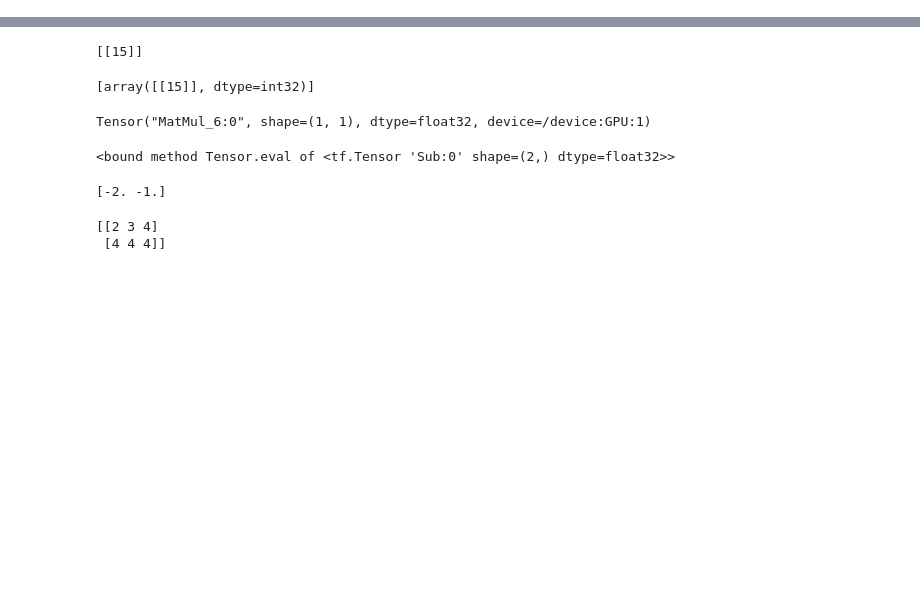
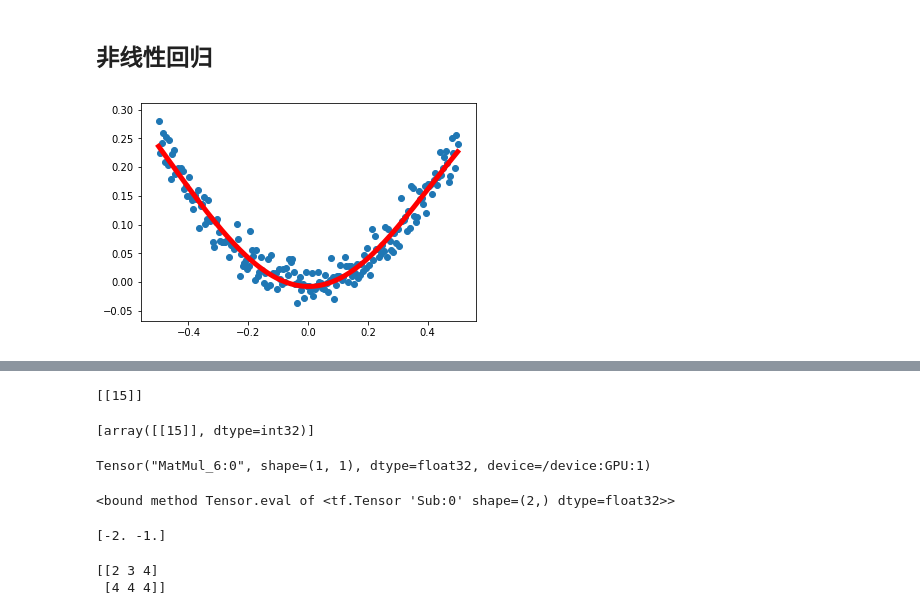
Before and after one commit to hornsey/pythonlearn, a Jupyter notebook: notebook1/tensorflow_learn.ipynb, the cells around one changed output, grey strips where cells are left out. Saved outputs shown, nothing was run; the diff lists cells and outputs as text; code cells hidden in the pictures; blank space fills up the shorter version.

```diff
--- a/notebook1/tensorflow_learn.ipynb
+++ b/notebook1/tensorflow_learn.ipynb
@@ -2,0 +67,2 @@ import tensorflow as tf
+# %% [markdown]
+## 非线性回归
@@ -2,0 +73,33 @@ import tensorflow as tf
+# %%
+x_data = np.linspace(-0.5, 0.5, 200)[:, np.newaxis]
+noise = np.random.normal(0, 0.02, x_data.shape)
+y_data = np.square(x_data) + noise
+
+x = tf.placeholder(tf.float32, [None, 1])
+y = tf.placeholder(tf.float32, [None, 1])
+
+weights_l1 = tf.Variable(tf.random_normal([1, 10]))
+biases_l1 = tf.Variable(tf.zeros([1,10]))
+wx_plust_b_l1 = tf.matmul(x, weights_l1) + biases_l1
+l1 = tf.nn.tanh(wx_plust_b_l1)
+
+weights_l2 = tf.Variable(tf.random_normal([10, 1]))
+biases_l2 = tf.Variable(tf.zeros([1,1]))
+wx_plust_b_l2 = tf.matmul(l1, weights_l2) + biases_l2
+prediction = tf.nn.tanh(wx_plust_b_l2)
+
+loss = tf.reduce_mean(tf.square(y - prediction))
+train_step = tf.train.GradientDescentOptimizer(0.1).minimize(loss)
+
+with tf.Session() as sess:
+    init = tf.global_variables_initializer()
+    sess.run(init)
+    for _ in range(20000):
+        sess.run(train_step, feed_dict={x:x_data, y:y_data})
+    prediction_value = sess.run(prediction, feed_dict={x: x_data})
+    plt.figure()
+    plt.scatter(x_data, y_data)
+    plt.plot(x_data, prediction_value, 'r-', lw=5)
+    plt.show()
+# %% [output]
+[figure, added]
```
Also changed, not shown: parts of 7 cells of this notebook, 10 other files.
